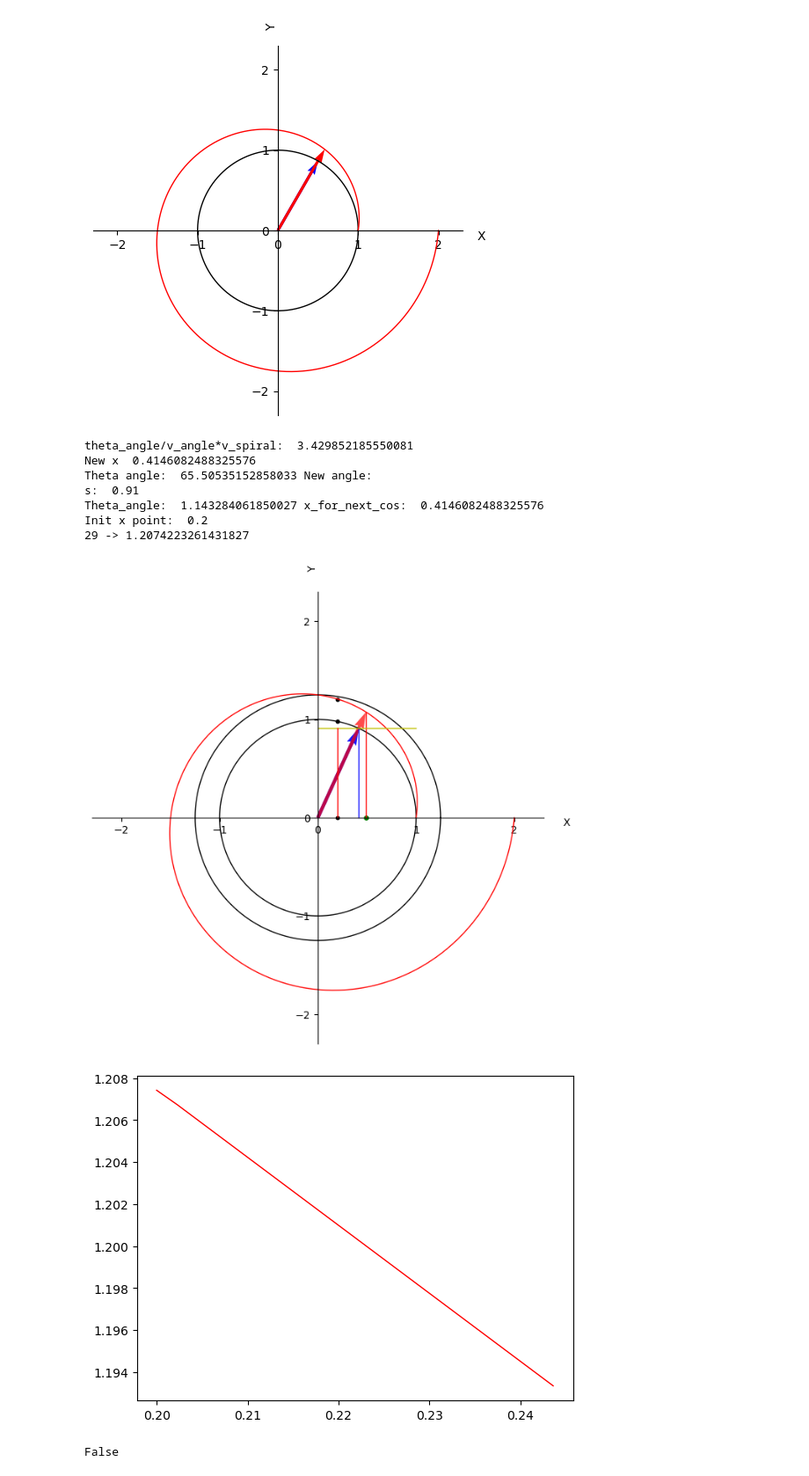
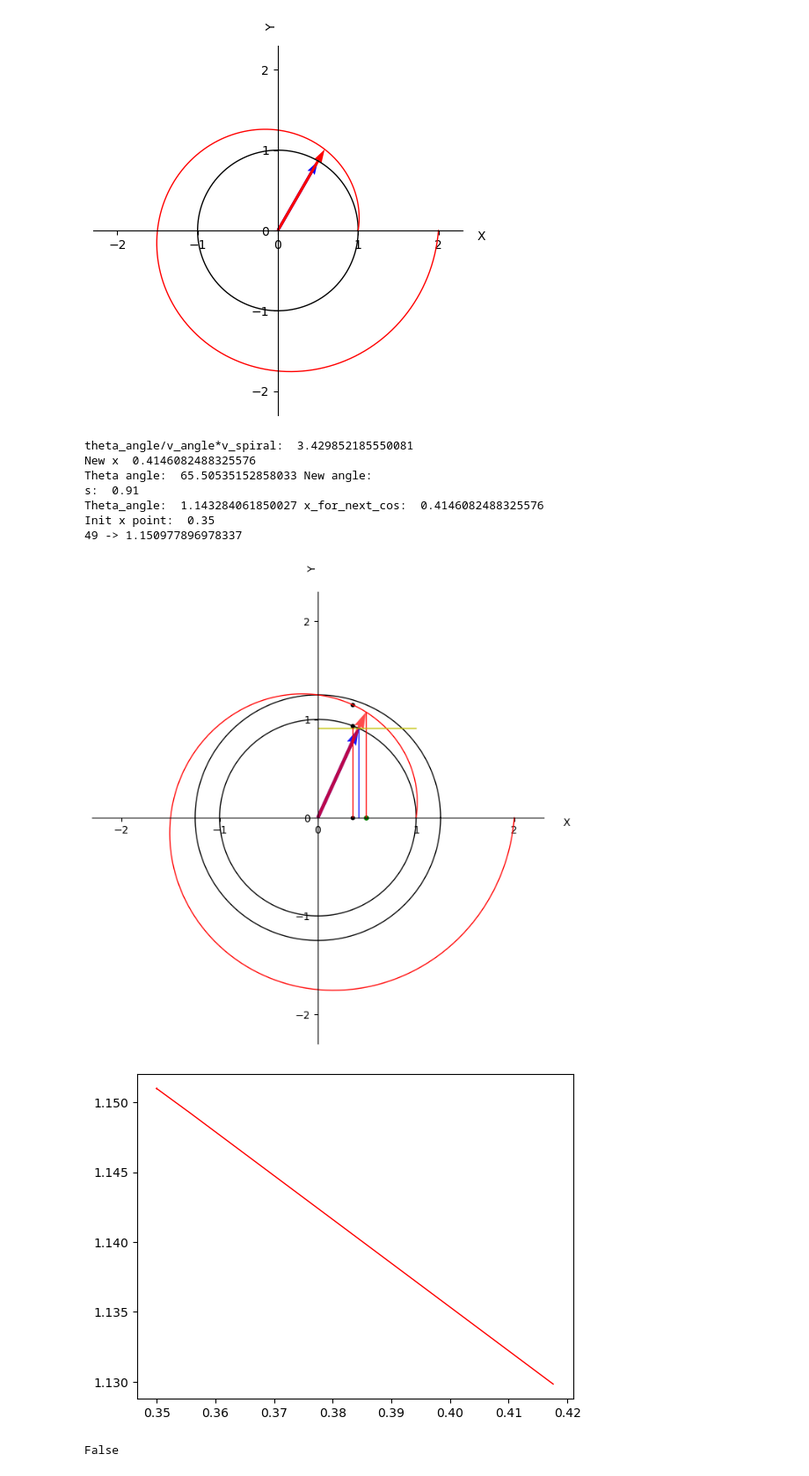
Before and after one commit to Kiril-Lazarov/Intersection-points-between-a-line-and-a-spiral, a Jupyter notebook: Intersection between a line and a spiral.ipynb, the cells around one changed output. Shown at 88% size. Cells and saved outputs as stored; diff of their text form; code cells hidden in the pictures.

```diff
--- a/Intersection between a line and a spiral.ipynb
+++ b/Intersection between a line and a spiral.ipynb
@@ -445,7 +499,11 @@ def increase_x_y(x,y, angle_velocity):
     angle = np.arctan(y/x)
     spiral_y = np.sin(angle)+(angle*angle_velocity) * np.sin(angle)
     spiral_x = np.cos(angle)+(angle*angle_velocity) * np.cos(angle)
-    return spiral_x, spiral_y
+
+    diff_x = abs(x - spiral_x)
+    diff_y = abs(y- spiral_y)
+
+    return spiral_x, y +get_streched_unit_vector(diff_x,diff_y)
 # %%
 create_field((10,10), (-2.3,2.3), (-2.3,2.3))
 x_circle = np.cos(angles)
@@ -564,7 +622,7 @@ assimptote = max(new_xes_math_sequence)
 # plt.quiver(0, 0, assimptote, s, angles = "xy", scale_units = "xy",
 #            scale = 1, linewidth = 0.01, color = 'orange', alpha =0.7)
 
-x_point = 0.2
+x_point = 0.35
 print('Init x point: ', x_point)
 
 plt.scatter(x_point, 0, color = 'black', s = 10)
@@ -572,9 +630,11 @@ plt.scatter(x_point, 0, color = 'black', s = 10)
 
 plt.plot([x_point,x_point], [0, s],linewidth = 1, linestyle = '-', color='red' )
 plt.scatter(x_point, np.sqrt(1 - x_point**2), color = 'black', s = 10)
+
+
 y_base = np.sqrt(1 - x_point**2)
 
-count_iter = 30
+count_iter = 50
 
 x_y_list = []
 
@@ -583,37 +643,37 @@ for i in range(count_iter):
         print(i, '->', y_base)
         plt.scatter(x_point,new_y, color = 'black', s = 10)
 
     new_x, new_y = increase_x_y(x_point,y_base, v_angle)
     # print('Tan new_y/(new_x - x)', new_y/(new_x - x_point))
     x_y_list.append([new_x, new_y])
     # print('New x: ', new_x, 'New y: ', new_y, 'Tangens y/x: ', new_y/ new_x)
     y_base = new_y
 
 plt.show()
 # create_field((10,10), (-1.3,1.3), (-1.3,1.3))
 # x_y_angles = np.array(x_y_angles)
 # # plt.plot(x_y_angles[:,3], x_y_angles[:,1],linewidth = 1, linestyle = '-')
 # # plt.plot(abs(x_y_angles[:,1] - x_y_angles[:,3]), x_y_angles[:,3], color = 'red', linewidth = 1, linestyle = '-')
 
 x_y_list = np.array(x_y_list)
 plt.plot(x_y_list[:,0],x_y_list[:,1], color='red', linewidth = 1, linestyle = '-')
 # plt.plot(range(len(new_xes_math_sequence)), new_xes_math_sequence, linewidth = 1, linestyle = '-')
 
 
 
 
 # # print('Max: ', assimptote)
 plt.show()
 # %% [output]
 theta_angle/v_angle*v_spiral:  3.429852185550081
 New x  0.4146082488325576
 Theta angle:  65.50535152858033 New angle:
 s:  0.91
 Theta_angle:  1.143284061850027 x_for_next_cos:  0.4146082488325576
-Init x point:  0.2
-29 -> 1.2074223261431827
+Init x point:  0.35
+49 -> 1.150977896978337
-[figure, old version]
+[figure, new version]
-[figure, old version]
+[figure, new version]
 # %%
 0.7469650983469667 == 0.7469270558198066
 # %% [output]
```
Also changed, not shown: parts of 3 cells of this notebook.
